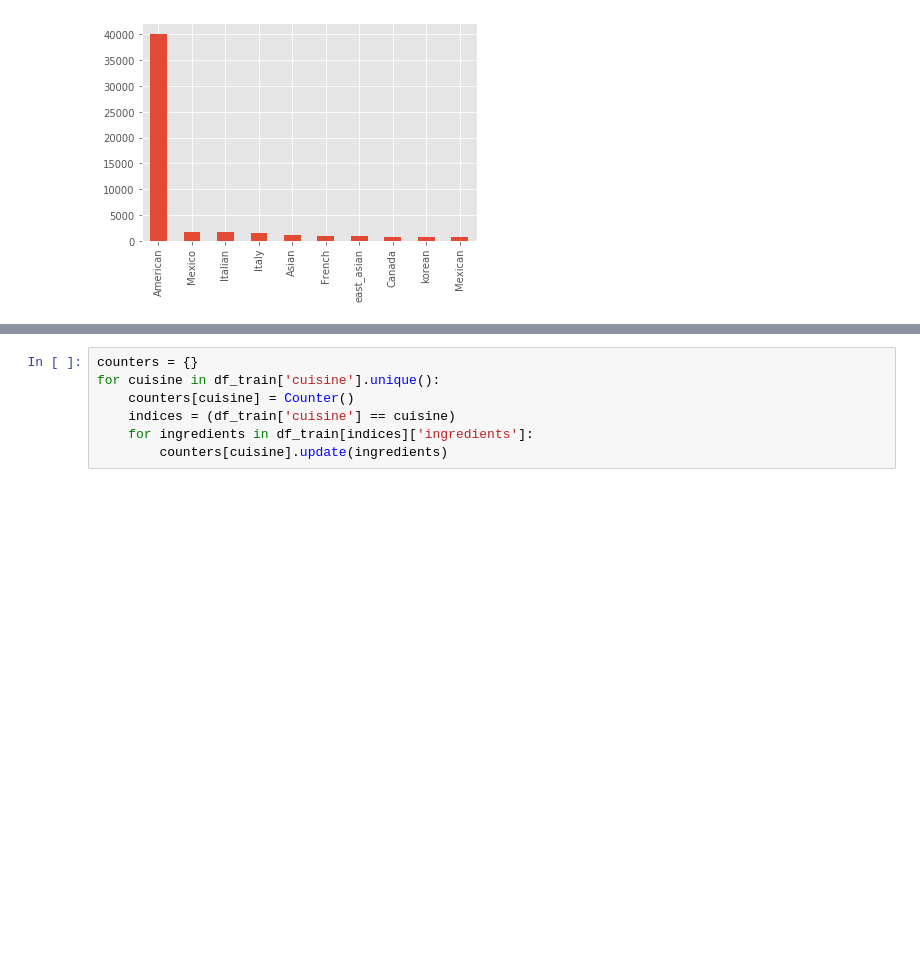
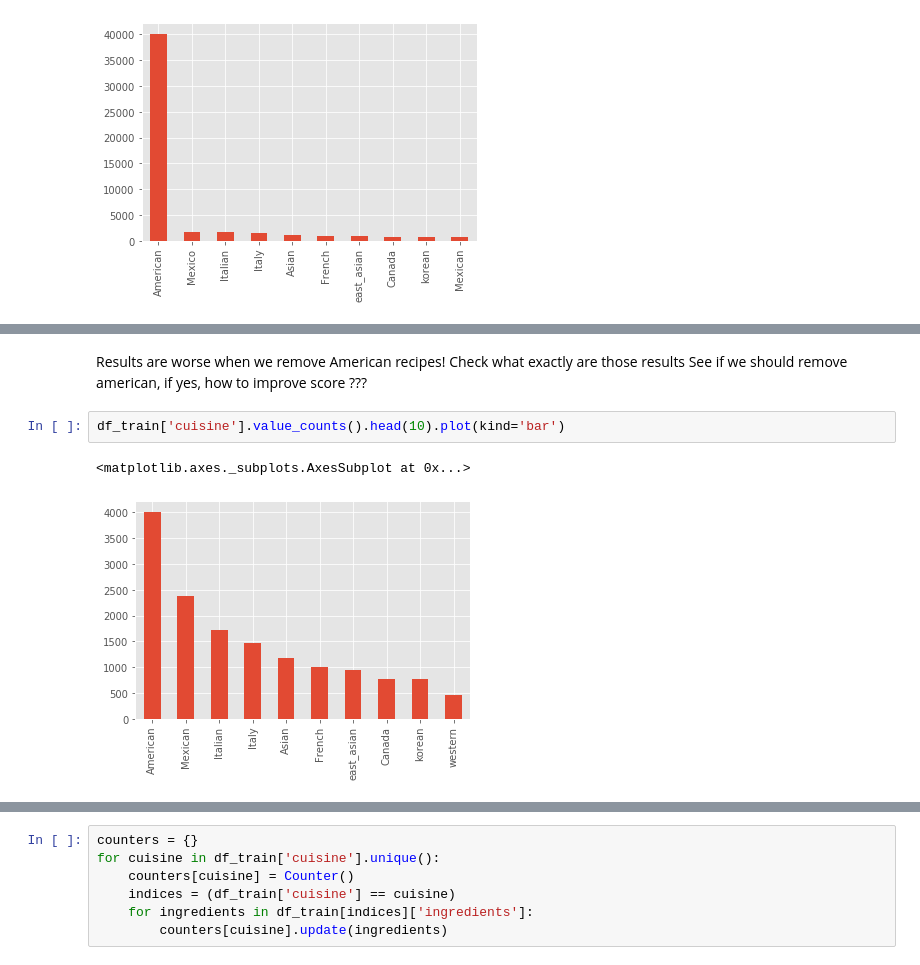
Before and after one commit to catherning/food_recipe_gen, a Jupyter notebook: cuisine_classification/scirep_classification.ipynb, the cells around one changed output, grey strips where cells are left out. Drawn from its saved outputs; the diff is of its cells as text; blank space fills up the shorter version.

```diff
--- a/cuisine_classification/scirep_classification.ipynb
+++ b/cuisine_classification/scirep_classification.ipynb
@@ -53,0 +77,9 @@ Name: cuisine, Length: 69, dtype: int64
+# %% [markdown]
+Results are worse when we remove American recipes!
+Check what exactly are those results
+See if we should remove american, if yes, how to improve score ???
+# %%
+df_train['cuisine'].value_counts().head(10).plot(kind='bar')
+# %% [output]
+<matplotlib.axes._subplots.AxesSubplot at 0x...>
+[figure, added]
```
Also changed, not shown: parts of 25 cells of this notebook.
